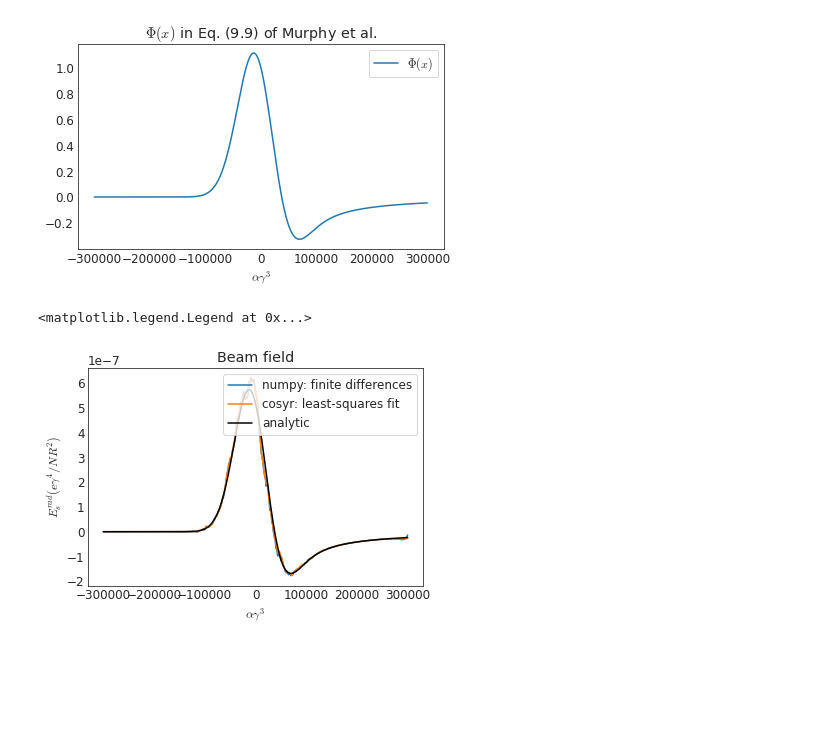
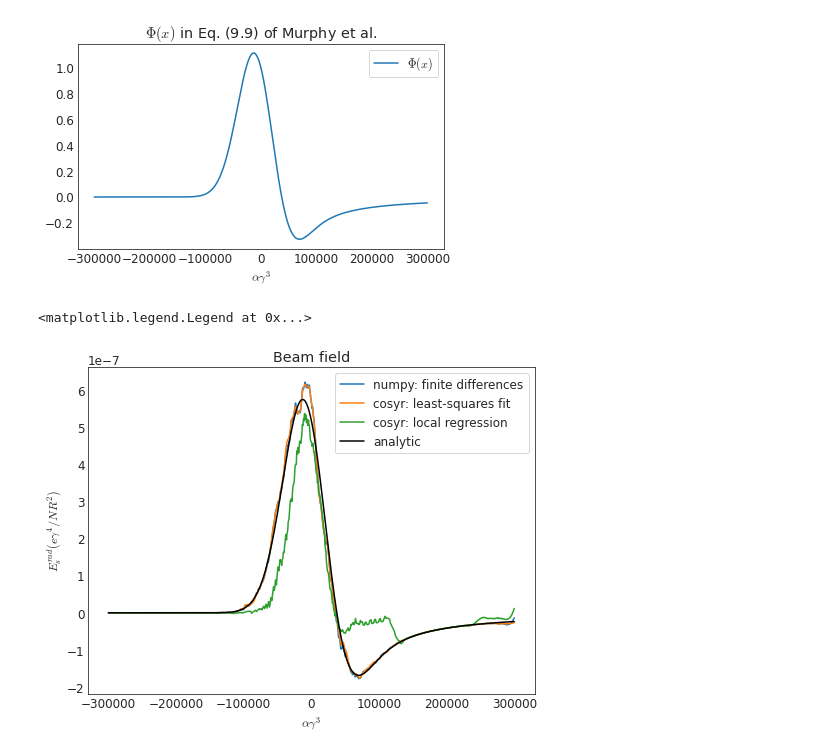
Before and after one commit to lanl/cosyr, a Jupyter notebook: analysis/1D_beam_gradient.ipynb, the cells around one changed output. Saved outputs shown, nothing was run; the diff lists cells and outputs as text; code cells hidden in the pictures; blank space fills up the shorter version.

```diff
--- a/analysis/1D_beam_gradient.ipynb
+++ b/analysis/1D_beam_gradient.ipynb
@@ -69,6 +69,8 @@ mesh_fld=gamma**3.0*np.gradient(mesh_potential, axis_range/(mesh_potential.shape
 mesh_fld_sm=signal.savgol_filter(mesh_fld, 51, 3)
 mesh_fld_remap=cosyr_1D_result.cmesh_fld1_dx.reshape([-1,nchi]).T[1,:]/N
 mesh_fld_remap_sm=signal.savgol_filter(mesh_fld_remap, 51, 3)
+mesh_fld_remap_old=cosyr_1D_result.cmesh_old_dx.reshape([-1,nchi]).T[1,:]/N
+mesh_fld_remap_old_sm=signal.savgol_filter(mesh_fld_remap_old, 51, 3)
 alpha_axis = np.linspace(-axis_range/2.0, axis_range/2.0, mesh_potential.shape[0])
 # %%
 plt.figure()
@@ -103,18 +105,19 @@ findfont: Font family ['sans-serif'] not found. Falling back to DejaVu Sans.
 # Eq. (9.8) in Murphy 1997 paper, in unit of e*gamma^4/R^2, averaged for each particle (i.e., beam of chagre e)
 analytic_beam_fld *= np.sqrt(2.0/np.pi)/(3.0*(sigma/gamma**3.0/R_bend)**4.0)**(1.0/3.0)/gamma**4.0
 # %%
-plt.figure()
+plt.figure(figsize=(8,6))
 plt.plot(alpha_axis,mesh_fld_sm, label="numpy: finite differences")
 plt.plot(alpha_axis,mesh_fld_remap_sm, label="cosyr: least-squares fit")
+plt.plot(alpha_axis,mesh_fld_remap_old_sm, label="cosyr: local regression")
 plt.plot(alpha_axis, analytic_beam_fld, "k-", label="analytic")
 plt.xlabel(r"$\alpha \gamma^{3}$")
 plt.ylabel(r"$E_{s}^{rad} (e \gamma^4/NR^2)$")
 plt.title("Beam field")
 plt.legend(loc="upper right")
 #plt.tight_layout()
 # %% [output]
 <matplotlib.legend.Legend at 0x...>
-[figure, old version]
+[figure, new version]
 # %%
 # L2 norm
 print("numpy: finite differences: L2 norm =", linalg.norm(analytic_beam_fld-mesh_fld_sm))
```
Also changed, not shown: parts of 1 cell of this notebook, 1 other file.
